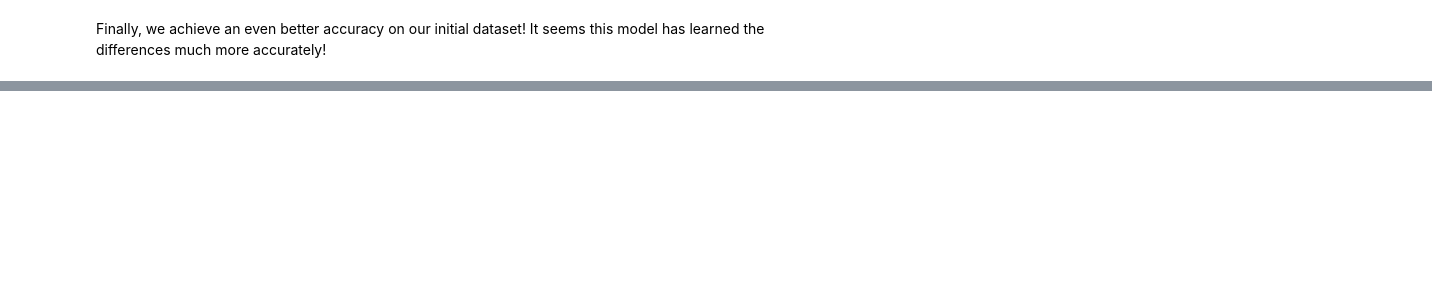
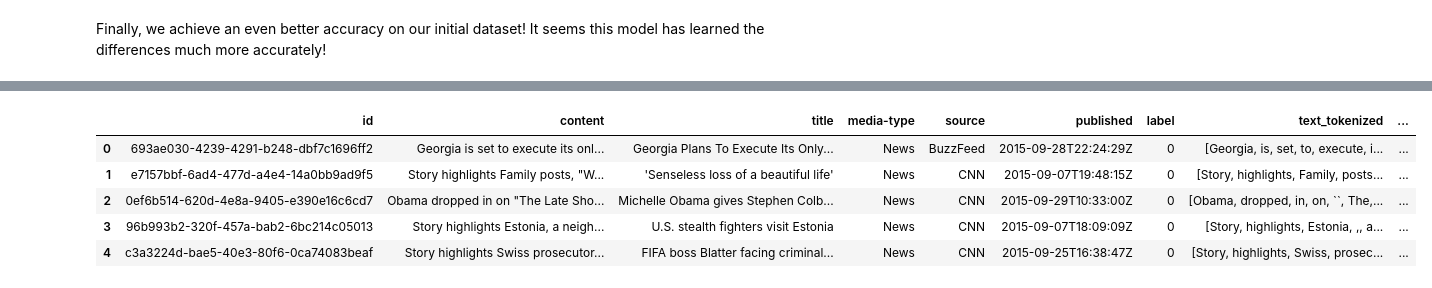
Before and after one commit to sjkim994/BigDataFinalProject, a Jupyter notebook: fake_true_new_model.ipynb, the cells around one changed output, grey strips where cells are left out. Drawn from its saved outputs; the diff is of its cells as text; code cells hidden in the pictures; blank space fills up the shorter version.

```diff
--- a/fake_true_new_model.ipynb
+++ b/fake_true_new_model.ipynb
@@ -663,0 +668,29 @@ Finally, we achieve an even better accuracy on our initial dataset! It seems thi
+# %%
+import pandas as pd
+import json
+
+file_path = '/Users/skim/VSCode/DIS Copenhagen/Computational Analysis of Big Data/Final Project/signalmedia-1m.jsonl'
+
+left_sources = {"cnn", "the new york times", "vox.com", "msnbc", "buzzfeed", "the new yorker: news"}
+right_sources = {"fox news", "breitbart.com", "theblaze.com - stories", "cbn.com - cbn news", "daily caller", "daily mail", "newsmax.com", "new york post", "the american conservative \u00bb daniel larison", "infowars", "redstate", "national review"}
+
+left_rows = []
+right_rows = []
+
+with open(file_path, 'r') as file:
+    for line in file:
+        entry = json.loads(line)
+        if entry.get('source', '').lower().strip() in left_sources:
+            left_rows.append(entry)
+        if entry.get('source', '').lower().strip() in right_sources:
+            right_rows.append(entry)
+        if len(left_rows) + len(right_rows) >= 3000:
+            break
+
+left_data = pd.DataFrame(left_rows)
+left_data["label"] = 0 # 0 for left
+
+right_data = pd.DataFrame(right_rows)
+right_data["label"] = 1 # 1 for right
+
+combined_data_LR = pd.concat([left_data, right_data], ignore_index=True)
@@ -663,0 +753,3 @@ Finally, we achieve an even better accuracy on our initial dataset! It seems thi
+# %%
+combined_data_LR['text_tokenized'] = combined_data_LR['content'].apply(word_tokenize)
+combined_data_LR.head()
@@ -663,0 +763,19 @@ Finally, we achieve an even better accuracy on our initial dataset! It seems thi
+# %%
+# Filter out stopwords and non-alpha words
+from nltk.corpus import stopwords
+
+stop_words = set(stopwords.words("english"))
+
+def filter_tokens(tokens):
+    return [word for word in tokens if word.casefold() not in stop_words and word.isalpha()]
+
+combined_data_LR['text_tokenized_filtered'] = combined_data_LR['text_tokenized'].apply(filter_tokens)
+
+combined_data_LR.head()
+# %% [output]
+|  | id | content | title | media-type | source | published | label | text_tokenized | ... |
+| 0 | 693ae030-4239-4291-b248-dbf7c1696ff2 | Georgia is set to execute its onl... | Georgia Plans To Execute Its Only... | News | BuzzFeed | 2015-09-28T22:24:29Z | 0 | [Georgia, is, set, to, execute, i... | ... |
+| 1 | e7157bbf-6ad4-477d-a4e4-14a0bb9ad9f5 | Story highlights Family posts, "W... | 'Senseless loss of a beautiful life' | News | CNN | 2015-09-07T19:48:15Z | 0 | [Story, highlights, Family, posts... | ... |
+| 2 | 0ef6b514-620d-4e8a-9405-e390e16c6cd7 | Obama dropped in on "The Late Sho... | Michelle Obama gives Stephen Colb... | News | CNN | 2015-09-29T10:33:00Z | 0 | [Obama, dropped, in, on, ``, The,... | ... |
+| 3 | 96b993b2-320f-457a-bab2-6bc214c05013 | Story highlights Estonia, a neigh... | U.S. stealth fighters visit Estonia | News | CNN | 2015-09-07T18:09:09Z | 0 | [Story, highlights, Estonia, ,, a... | ... |
+| 4 | c3a3224d-bae5-40e3-80f6-0ca74083beaf | Story highlights Swiss prosecutor... | FIFA boss Blatter facing criminal... | News | CNN | 2015-09-25T16:38:47Z | 0 | [Story, highlights, Swiss, prosec... | ... |
```
Also changed, not shown: parts of 27 cells of this notebook, 1 other file.
